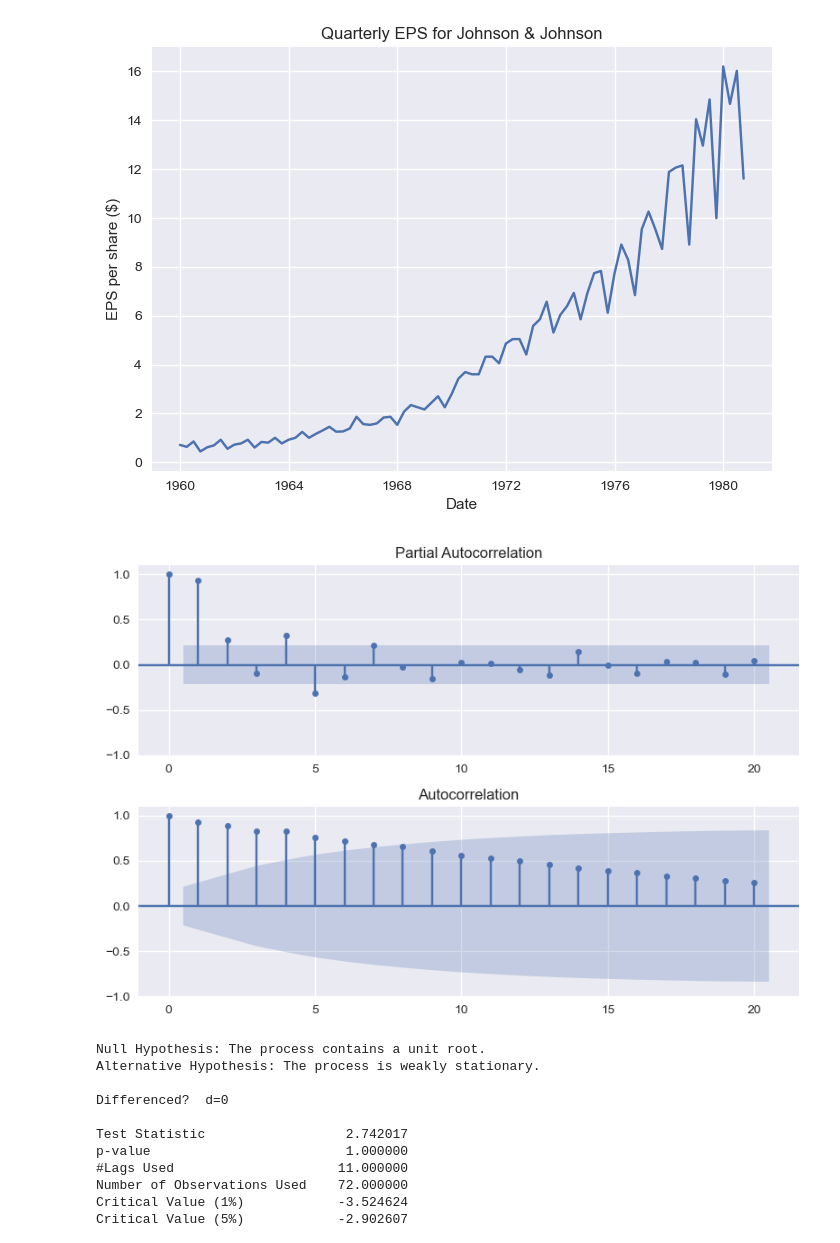
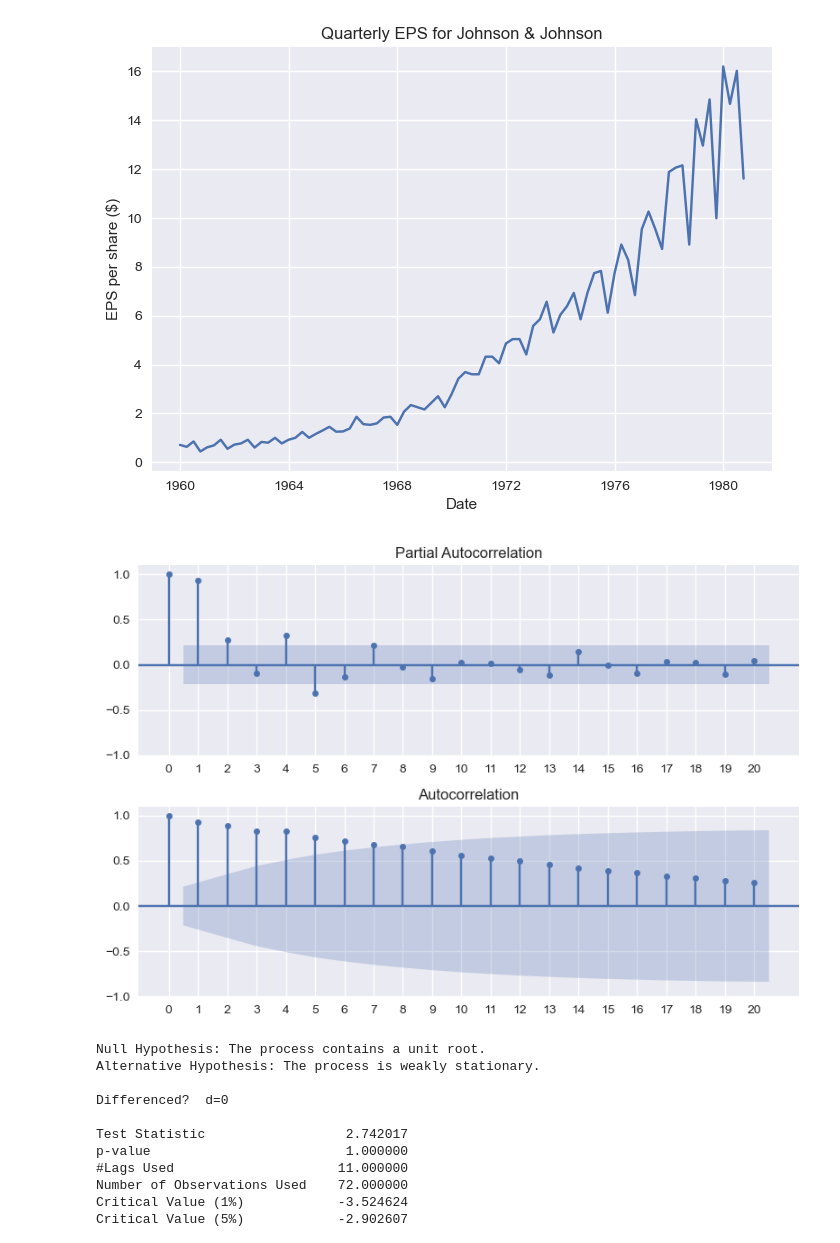
Before and after one commit to omdgit/AppliedTimeSeriesAnalysisWithPython, a Jupyter notebook: my work/HOTSAP_ARIMA.ipynb, the cells around one changed output. Saved outputs shown, nothing was run; the diff lists cells and outputs as text; code cells hidden in the pictures.

```diff
--- a/my work/HOTSAP_ARIMA.ipynb
+++ b/my work/HOTSAP_ARIMA.ipynb
@@ -60,12 +60,14 @@ plt.show()
 # %%
 fig, (ax1, ax2) = plt.subplots(2, 1)
 plot_pacf(data, ax=ax1)
 ax1.set_ylim(top=1.1)
+ax1.xaxis.set_major_locator(mticker.FixedLocator(np.arange(0, 21)))
 plot_acf(data, ax=ax2)
 ax2.set_ylim(top=1.1)
+ax2.xaxis.set_major_locator(mticker.FixedLocator(np.arange(0, 21)))
 plt.tight_layout();
 # %% [output]
-[figure, old version]
+[figure, new version]
 # %%
 tt.adf_v2(data['data'])
 # %% [output]
```
Also changed, not shown: parts of 9 cells of this notebook, 1 other file.
